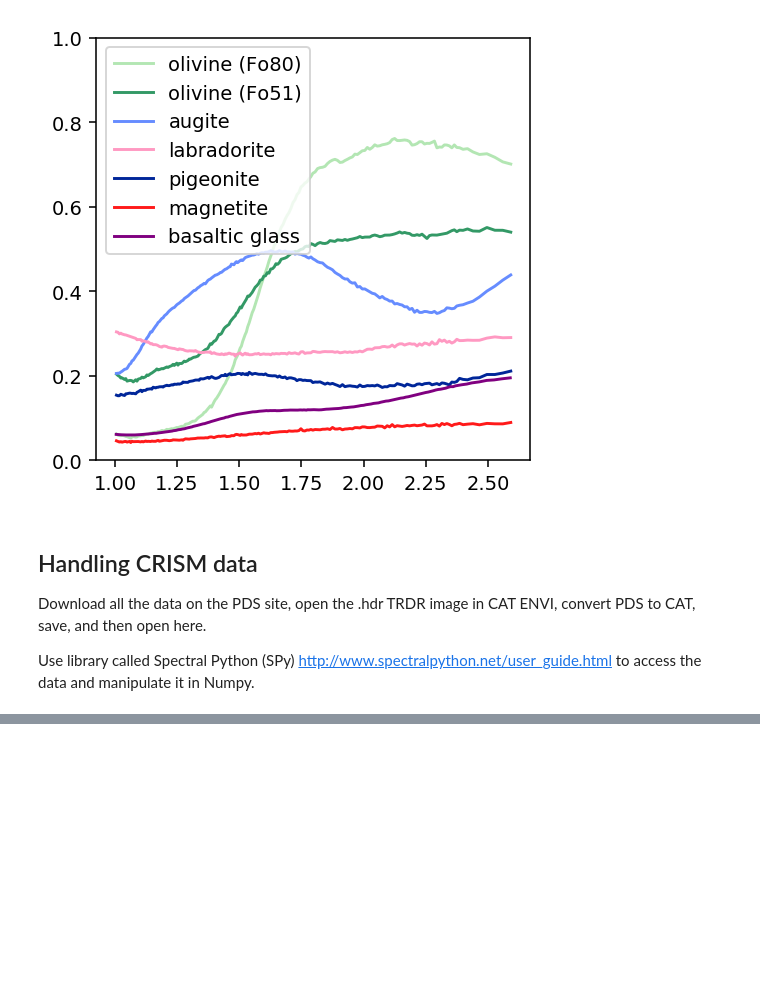
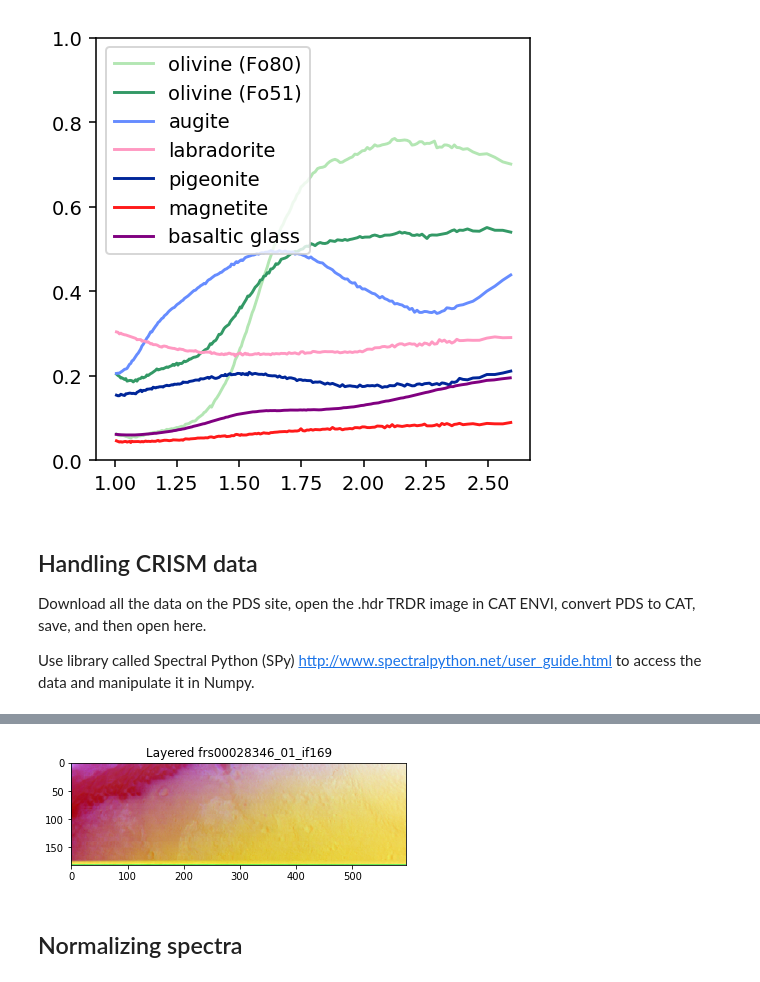
Before and after one commit to marinakiseleva/spectral_analysis, a Jupyter notebook: notebooks/CRISM Testing.ipynb, the cells around one changed output, grey strips where cells are left out. Cells and saved outputs as stored; diff of their text form; code cells hidden in the pictures; blank space fills up the shorter version.

```diff
--- a/notebooks/CRISM Testing.ipynb
+++ b/notebooks/CRISM Testing.ipynb
@@ -56,0 +73,15 @@ BASALT 184
+# %%
+IMG_DIR = 'cartOrder_part_0002/cartorder/'
+IMG_NAME = 'frs00028346_01_if169'
+S_IMG_WAVELENGTHS = IMG_DIR + 's_pixel_262_48.txt'
+L_IMG_WAVELENGTHS = IMG_DIR + 'l_pixel_201_91.txt'
+
+# record_layered_data(IMG_DIR, IMG_NAME, S_IMG_WAVELENGTHS, L_IMG_WAVELENGTHS)
+
+with open(DATA_DIR + 'GALE_CRATER/' + IMG_DIR  + 'layered_img.pickle', 'rb') as handle:
+    loaded_img = pickle.load(handle)
+view = imshow(loaded_img[:182,30:626,:], bands= (200, 71, 18), title="Layered " + IMG_NAME)
+# %% [output]
+[figure, added]
+# %% [markdown]
+## Normalizing spectra
```
Also changed, not shown: parts of 14 cells of this notebook, 10 other files.
